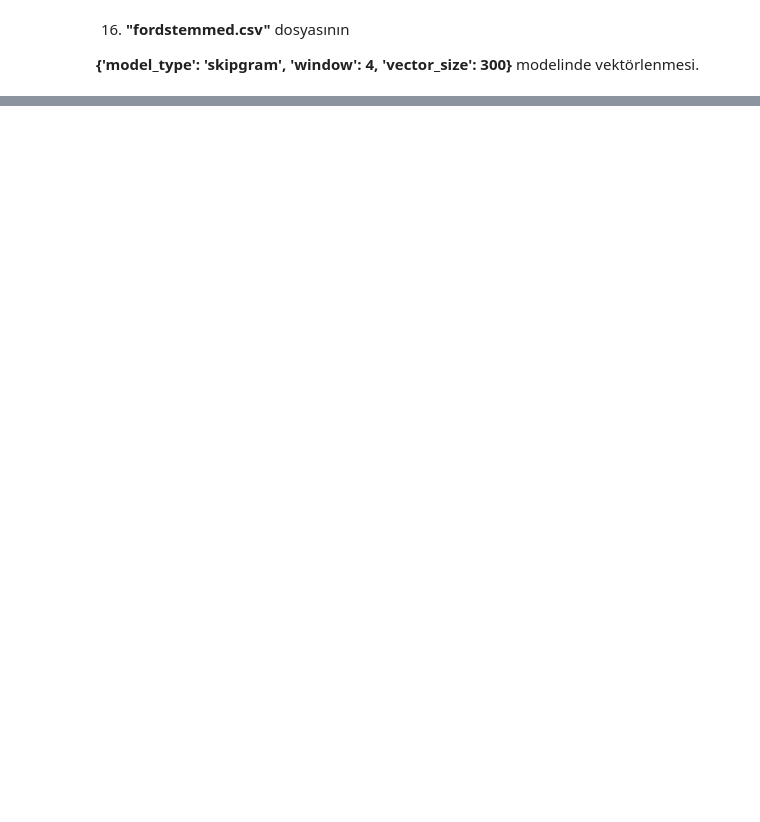
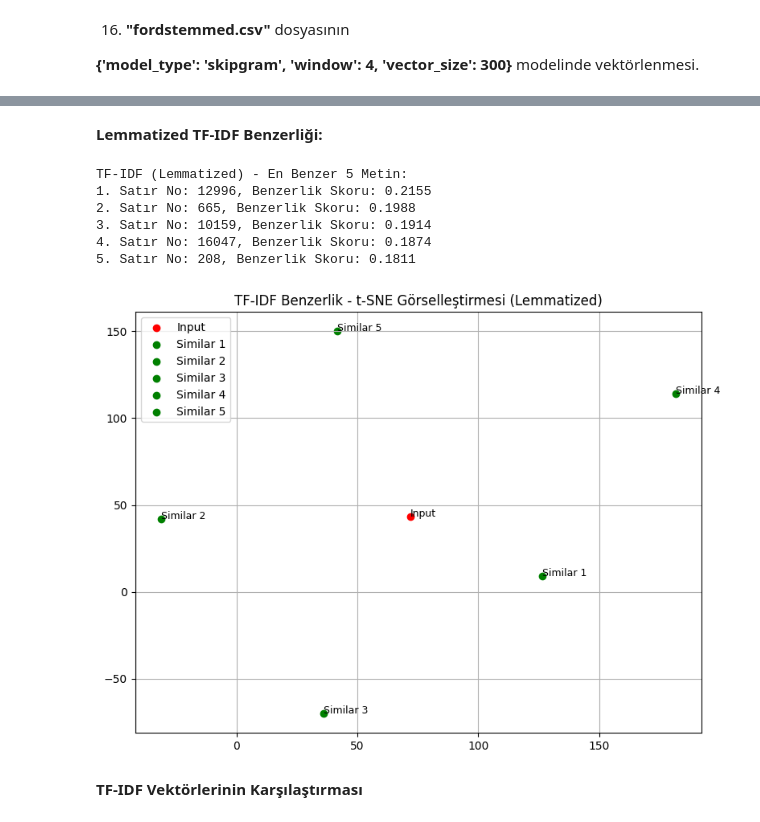
Before and after one commit to ahmetmetinakan/NLP_HW_1, a Jupyter notebook: nlp.ipynb, the cells around one changed output, grey strips where cells are left out. Drawn from its saved outputs; the diff is of its cells as text; code cells hidden in the pictures; blank space fills up the shorter version.

```diff
--- a/nlp.ipynb
+++ b/nlp.ipynb
@@ -1353,0 +1453,72 @@ print(model.wv.most_similar("car", topn=5))
+# %% [markdown]
+**Lemmatized TF-IDF Benzerliği:**
+# %%
+import pandas as pd
+import ast
+from sklearn.feature_extraction.text import TfidfVectorizer
+from sklearn.metrics.pairwise import cosine_similarity
+from sklearn.manifold import TSNE
+import matplotlib.pyplot as plt
+
+# 1. Veri setini oku
+df = pd.read_csv("fordlemmatized.csv")
+
+# 2. 'Tokens_Lemmatized' sütununu listeye çevir
+texts = df["Tokens_Lemmatized"].astype(str).apply(ast.literal_eval)
+
+# 3. Listeyi düz metne çevir
+sentences = texts.apply(lambda tokens: " ".join(tokens))
+
+# 4. TF-IDF vektörlemesi
+vectorizer = TfidfVectorizer()
+tfidf_matrix = vectorizer.fit_transform(sentences)
+
+# 5. Giriş metni index'i (aynı: 6. satır)
+input_index = 6
+input_vector = tfidf_matrix[input_index]
+
+# 6. Cosine similarity hesapla
+similarities = cosine_similarity(input_vector, tfidf_matrix)[0]
+
+# 7. En benzer 5 metni bul (kendisi hariç)
+top_indices = similarities.argsort()[::-1]
+top_indices = [i for i in top_indices if i != input_index][:5]
+top_scores = similarities[top_indices]
+
+# 8. Sonuçları yazdır
+print("TF-IDF (Lemmatized) - En Benzer 5 Metin:")
+for i, (index, score) in enumerate(zip(top_indices, top_scores)):
+    print(f"{i+1}. Satır No: {index}, Benzerlik Skoru: {score:.4f}")
+
+# 9. Görselleştirme için vektörleri seç (giriş + ilk 5 benzer)
+selected_indices = [input_index] + top_indices
+selected_vectors = tfidf_matrix[selected_indices].toarray()
+
+# 10. t-SNE ile 2D'ye indir (perplexity düşük)
+tsne = TSNE(n_components=2, random_state=42, perplexity=2)
+reduced_vectors = tsne.fit_transform(selected_vectors)
+
+# 11. Görselleştir
+plt.figure(figsize=(8, 6))
+colors = ['red'] + ['green'] * 5
+labels = ['Input'] + [f"Similar {i+1}" for i in range(5)]
+
+for i, (vec, label) in enumerate(zip(reduced_vectors, labels)):
+    plt.scatter(vec[0], vec[1], color=colors[i], label=label)
+    plt.text(vec[0]+0.01, vec[1]+0.01, label, fontsize=9)
+
+plt.title("TF-IDF Benzerlik - t-SNE Görselleştirmesi (Lemmatized)")
+plt.legend()
+plt.grid(True)
+plt.tight_layout()
+plt.show()
+# %% [output]
+TF-IDF (Lemmatized) - En Benzer 5 Metin:
+1. Satır No: 12996, Benzerlik Skoru: 0.2155
+2. Satır No: 665, Benzerlik Skoru: 0.1988
+3. Satır No: 10159, Benzerlik Skoru: 0.1914
+4. Satır No: 16047, Benzerlik Skoru: 0.1874
+5. Satır No: 208, Benzerlik Skoru: 0.1811
+[figure, added]
+# %% [markdown]
+**TF-IDF Vektörlerinin Karşılaştırması**
```
Also changed, not shown: parts of 64 cells of this notebook, 1 other file.
